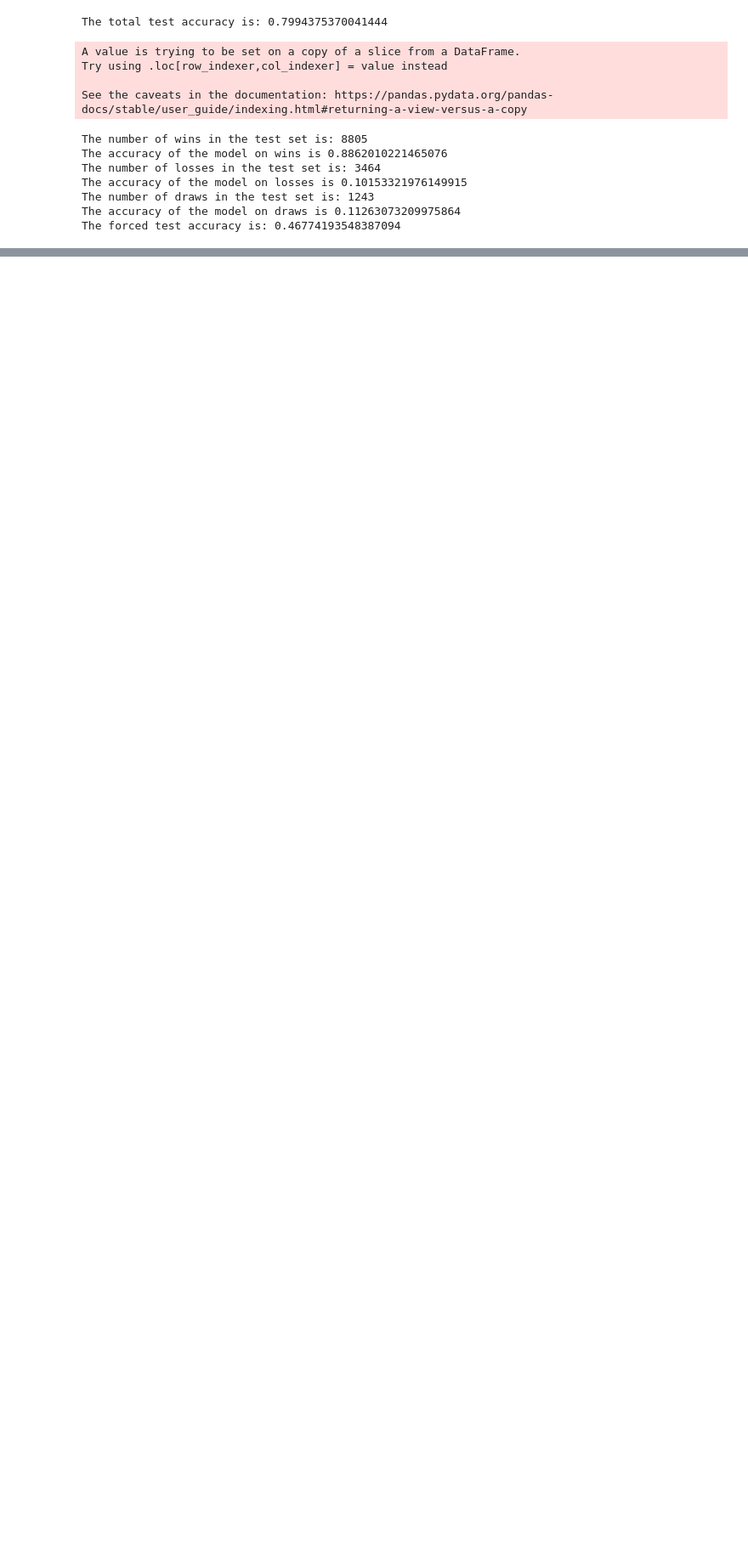
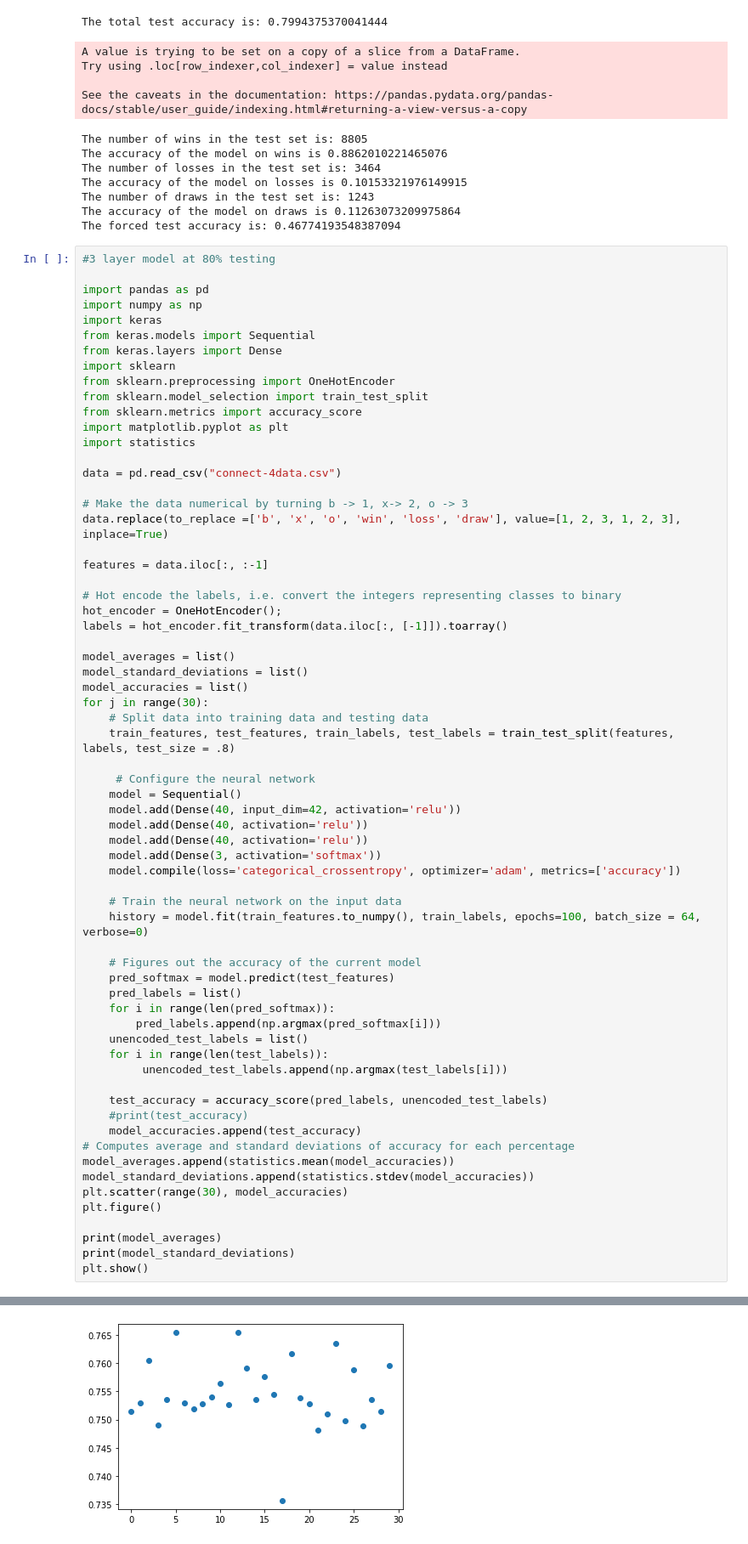
Before and after one commit to Jkaslam/Connect-4, a Jupyter notebook: Connect 4.ipynb, the cells around one changed output, grey strips where cells are left out. Shown at 85% size. Saved outputs shown, nothing was run; the diff lists cells and outputs as text; blank space fills up the shorter version.

Commit message:
Added SVM and 1 and 3 layer model comparison

```diff
--- a/Connect 4.ipynb
+++ b/Connect 4.ipynb
@@ -520,3 +520,69 @@ The accuracy of the model on losses is 0.10153321976149915
 The number of draws in the test set is: 1243
 The accuracy of the model on draws is 0.11263073209975864
 The forced test accuracy is: 0.46774193548387094
+# %%
+#3 layer model at 80% testing
+
+import pandas as pd
+import numpy as np
+import keras
+from keras.models import Sequential
+from keras.layers import Dense
+import sklearn
+from sklearn.preprocessing import OneHotEncoder
+from sklearn.model_selection import train_test_split
+from sklearn.metrics import accuracy_score
+import matplotlib.pyplot as plt
+import statistics
+
+data = pd.read_csv("connect-4data.csv")
+
+# Make the data numerical by turning b -> 1, x-> 2, o -> 3
+data.replace(to_replace =['b', 'x', 'o', 'win', 'loss', 'draw'], value=[1, 2, 3, 1, 2, 3], inplace=True)
+
+features = data.iloc[:, :-1]
+
+# Hot encode the labels, i.e. convert the integers representing classes to binary
+hot_encoder = OneHotEncoder();
+labels = hot_encoder.fit_transform(data.iloc[:, [-1]]).toarray()
+
+model_averages = list()
+model_standard_deviations = list()
+model_accuracies = list()
+for j in range(30):
+    # Split data into training data and testing data
+    train_features, test_features, train_labels, test_labels = train_test_split(features, labels, test_size = .8)
+
+     # Configure the neural network
+    model = Sequential()
+    model.add(Dense(40, input_dim=42, activation='relu'))
+    model.add(Dense(40, activation='relu'))
+    model.add(Dense(40, activation='relu'))
+    model.add(Dense(3, activation='softmax'))
+    model.compile(loss='categorical_crossentropy', optimizer='adam', metrics=['accuracy'])
+
+    # Train the neural network on the input data
+    history = model.fit(train_features.to_numpy(), train_labels, epochs=100, batch_size = 64, verbose=0)
+
+    # Figures out the accuracy of the current model
+    pred_softmax = model.predict(test_features)
+    pred_labels = list()
+    for i in range(len(pred_softmax)):
+        pred_labels.append(np.argmax(pred_softmax[i]))
+    unencoded_test_labels = list()
+    for i in range(len(test_labels)):
+         unencoded_test_labels.append(np.argmax(test_labels[i]))
+
+    test_accuracy = accuracy_score(pred_labels, unencoded_test_labels)
+    #print(test_accuracy)
+    model_accuracies.append(test_accuracy)
+# Computes average and standard deviations of accuracy for each percentage
+model_averages.append(statistics.mean(model_accuracies))
+model_standard_deviations.append(statistics.stdev(model_accuracies))
+plt.scatter(range(30), model_accuracies)
+plt.figure()
+
+print(model_averages)
+print(model_standard_deviations)
+plt.show()
+# %% [output]
@@ -522,0 +591 @@ The forced test accuracy is: 0.46774193548387094
+[figure, added]
```
Also changed, not shown: parts of 3 cells of this notebook.
